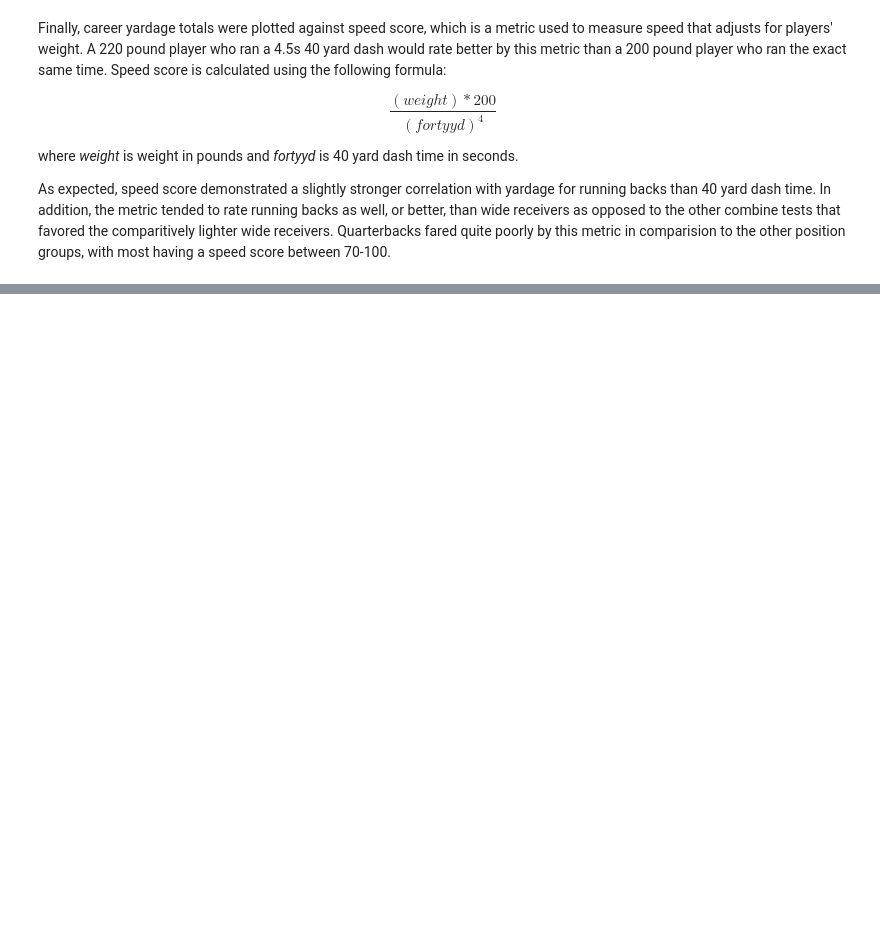
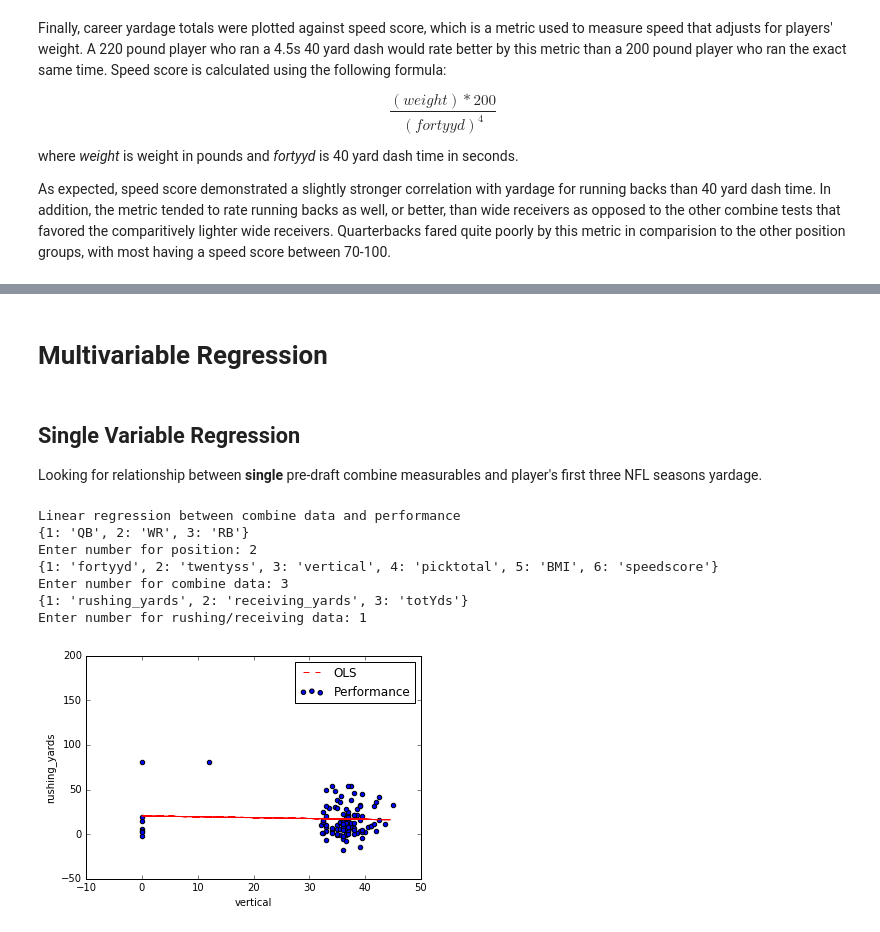
Before and after one commit to kpolimis/nfl-combine-evaluation, a Jupyter notebook: plots.ipynb, the cells around one changed output, grey strips where cells are left out. Drawn from its saved outputs; the diff is of its cells as text; code cells hidden in the pictures; blank space fills up the shorter version.

Commit message:
added regression part to demo(plots.ipynb)

```diff
--- a/plots.ipynb
+++ b/plots.ipynb
@@ -38,3 +44,5 @@ plots.plot_speedscore()
 # %% [output]
 Loading BokehJS ...
 [interactive output not drawn]
+# %% [markdown]
+# Multivariable Regression
@@ -40,0 +52,14 @@ Loading BokehJS ...
+# %% [markdown]
+## Single Variable Regression
+Looking for relationship between **single** pre-draft combine measurables and player's first three NFL seasons yardage.
+# %%
+res = select_columns()
+# %% [output]
+Linear regression between combine data and performance
+{1: 'QB', 2: 'WR', 3: 'RB'}
+Enter number for position: 2
+{1: 'fortyyd', 2: 'twentyss', 3: 'vertical', 4: 'picktotal', 5: 'BMI', 6: 'speedscore'}
+Enter number for combine data: 3
+{1: 'rushing_yards', 2: 'receiving_yards', 3: 'totYds'}
+Enter number for rushing/receiving data: 1
+[figure, added]
```
Also changed, not shown: parts of 5 cells of this notebook, 1 other file.
